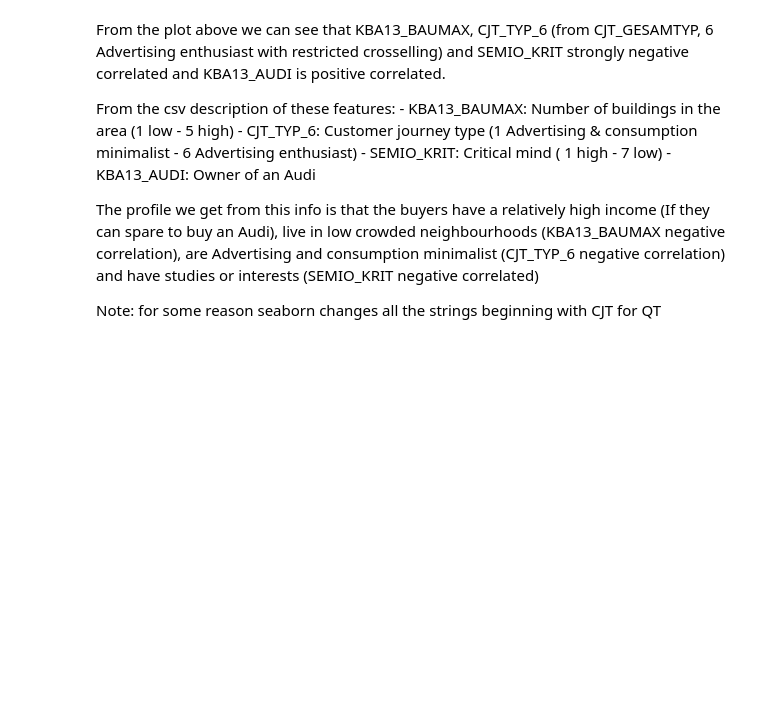
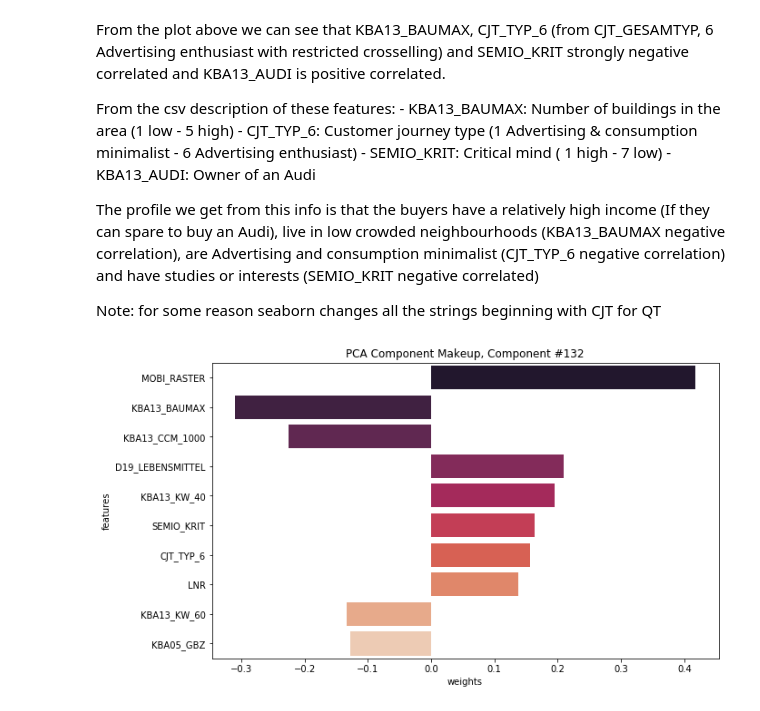
Before and after one commit to AlbertoDeBlas/MLEngineerNanodegreeCapstone, a Jupyter notebook: Arvato Project Workbook Part 1 Customer Segmentation Report.ipynb, the cells around one changed output. Cells and saved outputs as stored; diff of their text form; code cells hidden in the pictures; blank space fills up the shorter version.

```diff
--- a/Arvato Project Workbook Part 1 Customer Segmentation Report.ipynb
+++ b/Arvato Project Workbook Part 1 Customer Segmentation Report.ipynb
@@ -1219,3 +1219,7 @@ The profile we get from this info is that the buyers have a relatively high inco
 
 
 Note: for some reason seaborn changes all the strings beginning with CJT for QT
+# %%
+display_component(v, azdias_df.columns.values, component_num=132, n_components = N_COMPONENTS, n_weights=10)
+# %% [output]
+[figure, added]
```
Also changed, not shown: parts of 29 cells of this notebook, 4 other files.
